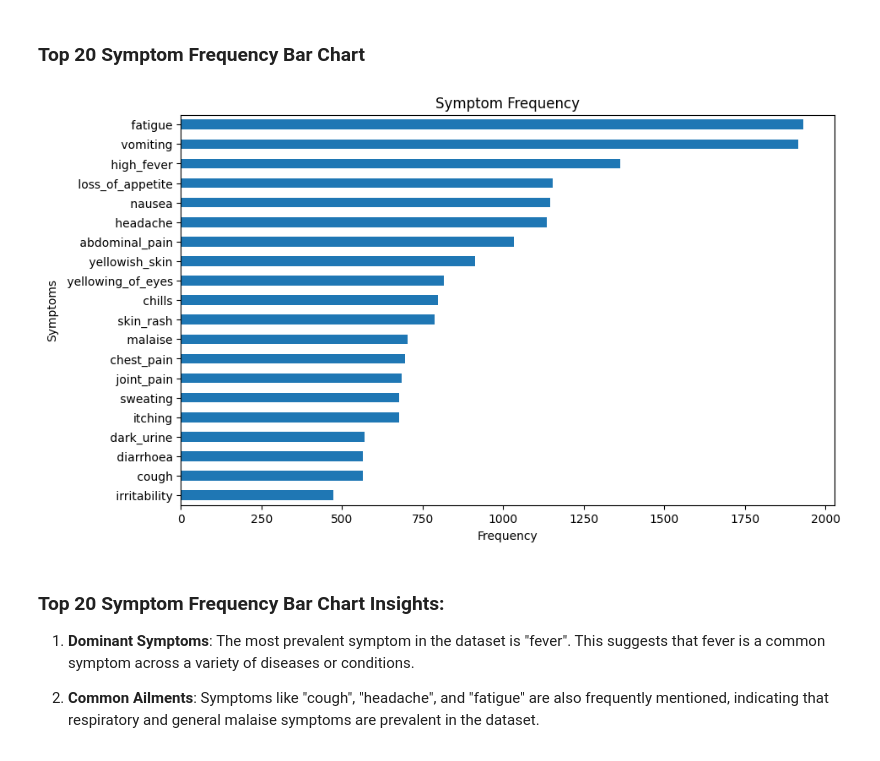
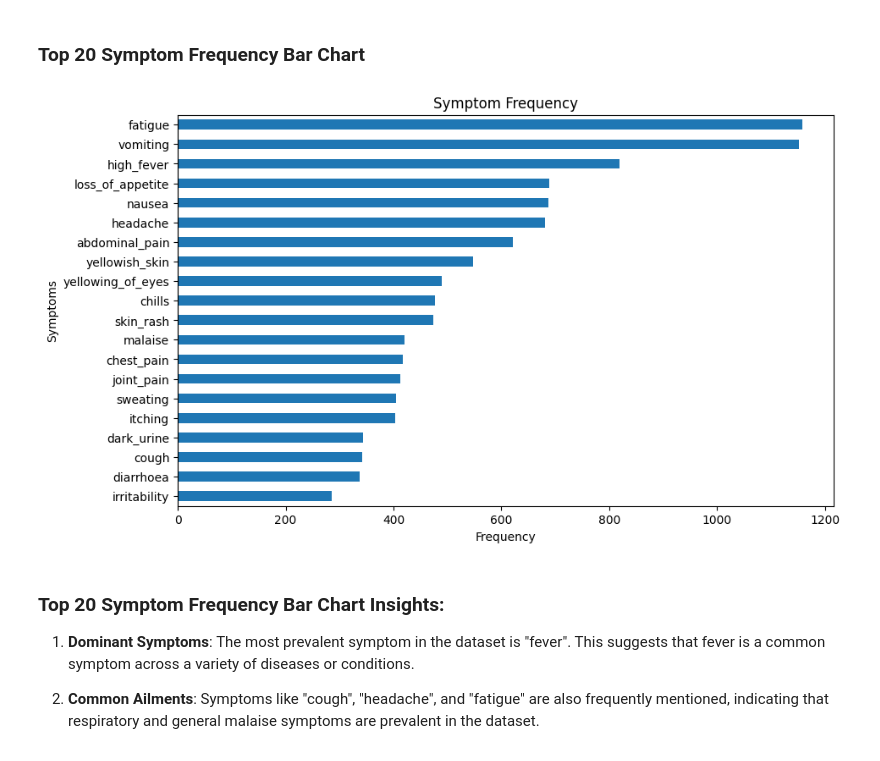
Before and after one commit to disease-outbreak/disease-outbreak, a Jupyter notebook: final_report_symptoms.ipynb, the cells around one changed output. Cells and saved outputs as stored; diff of their text form; code cells hidden in the pictures.

```diff
--- a/final_report_symptoms.ipynb
+++ b/final_report_symptoms.ipynb
@@ -102,7 +124,7 @@ encoded_df = encoded_df.groupby(encoded_df.columns, axis=1).sum().clip(upper=1)
 ### Merging the encoded symptoms with their respective diseases to get our preprocessed dataset.
 # %%
 # Concatenate the Disease column with the aggregated symptoms
-df_final = pd.concat([df["Disease"], encoded_df], axis=1)
+df_final = pd.concat([df["disease"], encoded_df], axis=1)
 # %%
 # Drop the 'nan' column that resulted from the NaN values in the original dataset
 df_final = df_final.drop(columns='nan')
@@ -118,0 +160,12 @@ df_final.head()
+# %%
+# Remove 'disease' from missing_in_df1 and 'prognosis' from missing_in_df_final
+if 'disease' in missing_in_df1:
+    missing_in_df1.remove('disease')
+if 'prognosis' in missing_in_df_final:
+    missing_in_df_final.remove('prognosis')
+
+# Zip together the two sets and create a dictionary from the pairs
+disparity_mapping = dict(zip(missing_in_df1, missing_in_df_final))
+
+# Correct column names in df_final using the disparity_mapping
+df_final.columns = [disparity_mapping[col] if col in disparity_mapping else col for col in df_final.columns]
@@ -118,0 +203,8 @@ df_final.head()
+# %%
+# Convert Symptom-Weight pairs in df1 to dictionary
+weights_dict = df1.set_index('Symptom')['weight'].to_dict()
+
+# Replace 1s in df_final columns with the corresponding weights
+for symptom, weight in weights_dict.items():
+    if symptom in df_final.columns:
+        df_final[symptom] = df_final[symptom].replace(1, weight)
@@ -128,10 +230,10 @@ To evaluate the performance of our machine learning models, we split our dataset
 3. **Test set (20%)**
 # %%
 # Split the data into training (60%) and a temporary set (40%), ensuring class distribution remains consistent using stratification
-train, temp = train_test_split(df_final, test_size=0.4, stratify=df_final['Disease'], random_state=42)
+train, temp = train_test_split(df_final, test_size=0.4, stratify=df_final['disease'], random_state=42)
 
 # Split the temporary set into validation (20%) and test sets (20%) with stratification
-val, test = train_test_split(temp, test_size=0.5, stratify=temp['Disease'], random_state=42)
+val, test = train_test_split(temp, test_size=0.5, stratify=temp['disease'], random_state=42)
 
 # Print the shapes of the train, validation, and test sets
 train.shape, val.shape, test.shape
@@ -153,18 +255,21 @@ plt.show()
 # %% [markdown]
 ### Top 20 Symptom Frequency Bar Chart
 # %%
-# Exclude 'Disease' column and sum occurrences of each symptom, excluding NaN values
-symptom_counts = df_final.drop(columns='Disease').apply(lambda x: x.value_counts().get(1, 0))
+# Convert all non-zero entries to 1
+binary_df_final = train.drop(columns='disease').applymap(lambda x: 1 if x != 0 else 0)
+
+# Sum occurrences of each symptom
+symptom_counts = binary_df_final.sum()
 
 # Plot the top 20 symptoms based on their frequency
 plt.figure(figsize=(10, 6))
 symptom_counts.sort_values(ascending=True).tail(20).plot(kind='barh')
 plt.title("Symptom Frequency")
 plt.xlabel("Frequency")
 plt.ylabel("Symptoms")
 plt.show()
 # %% [output]
-[figure, old version]
+[figure, new version]
 # %% [markdown]
 ### Top 20 Symptom Frequency Bar Chart Insights:
 
```
Also changed, not shown: parts of 21 cells of this notebook, 5 other files.
